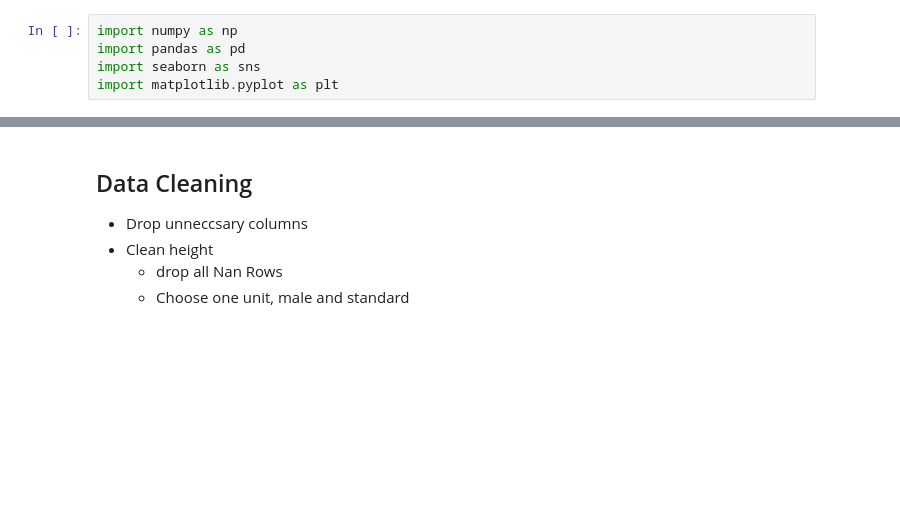
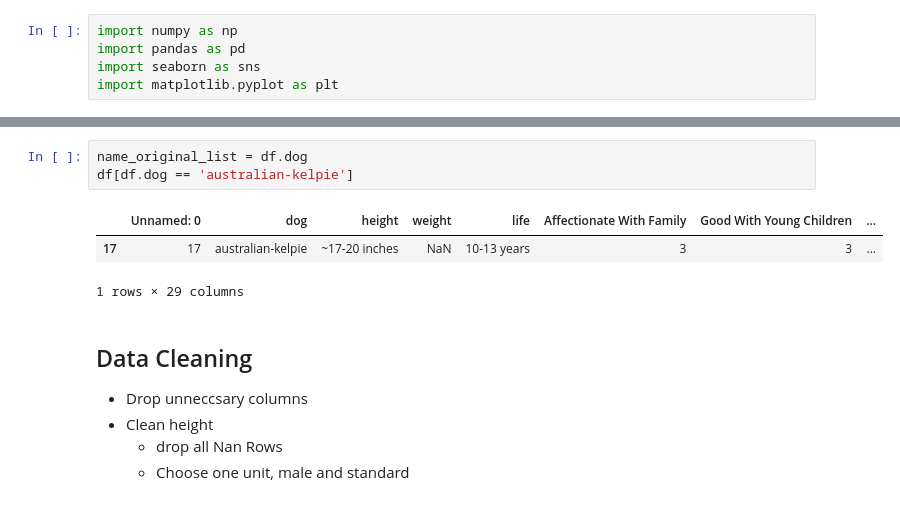
Before and after one commit to gihonglee/Dog_Breed_Recommendation, a Jupyter notebook: 5_dog_data_cleaning.ipynb, the cells around one changed output, grey strips where cells are left out. Cells and saved outputs as stored; diff of their text form; blank space fills up the shorter version.

```diff
--- a/5_dog_data_cleaning.ipynb
+++ b/5_dog_data_cleaning.ipynb
@@ -9,3 +15,10 @@ df.tail(3)
+# %%
+name_original_list = df.dog
+df[df.dog == 'australian-kelpie']
+# %% [output]
+|  | Unnamed: 0 | dog | height | weight | life | Affectionate With Family | Good With Young Children | ... |
+| 17 | 17 | australian-kelpie | ~17-20 inches | NaN | 10-13 years | 3 | 3 | ... |
+1 rows × 29 columns
 # %% [markdown]
 ## Data Cleaning
 - Drop unneccsary columns
```
Also changed, not shown: parts of 15 cells of this notebook, 2 other files.
